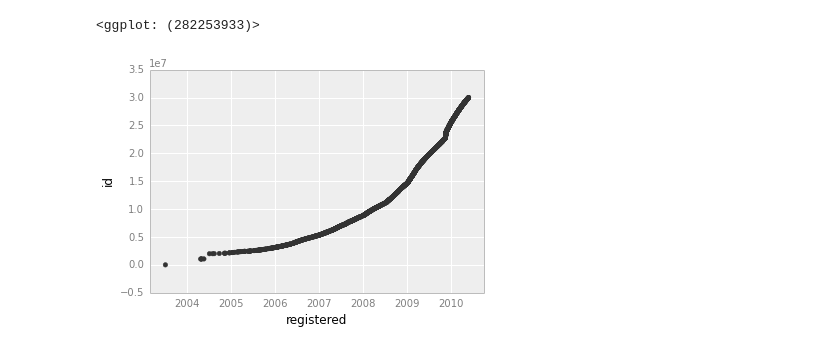
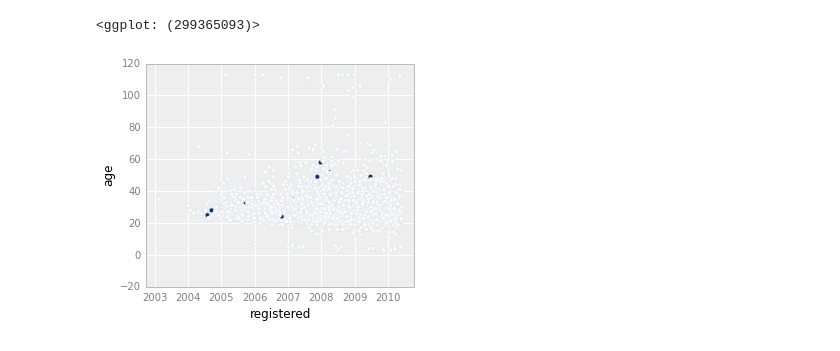
Before and after one commit to paulsef/zipfianpersonalproject, a Jupyter notebook: Untitled0.ipynb, the cells around one changed output. Drawn from its saved outputs; the diff is of its cells as text; code cells hidden in the pictures.

Commit message:
working with plots, got more subscribers

```diff
--- a/Untitled0.ipynb
+++ b/Untitled0.ipynb
@@ -13,3 +13,11 @@ df1 = etl.main('jsonout/0.json')
+# %%
+reload(etl)
+df1 = etl.main('jsonout/0.json')
+df1 = df1.append(etl.main('jsonout/5000.json'), ignore_index = True)
+df1 = df1.append(etl.main('jsonout/10000.json'),ignore_index = True)
+df1 = df1.append(etl.main('jsonout/15000.json'),ignore_index = True)
+df1 = df1.append(etl.main('jsonout/20000.json'),ignore_index = True)
+df1 = df1.append(etl.main('jsonout/25000.json'),ignore_index = True)
 # %%
 to_time = ['registered', 'recent_date1', 'recent_date2','recent_date3', 'recent_date4', 'recent_date5']
 for col in to_time:
@@ -19,5 +42,5 @@ subs = df1[df1['recent_date5'] != None]
 # %%
-ggplot(aes(x = 'registered', y = 'id'), data = subs) + geom_point()
+ggplot(aes(x = 'registered', y = 'age', color = 'subscriber'), data = df1) + geom_point()
 # %% [output]
-<ggplot: (282253933)>
+<ggplot: (299365093)>
-[figure, old version]
+[figure, new version]
```
Also changed, not shown: parts of 11 cells of this notebook, 8 other files.
